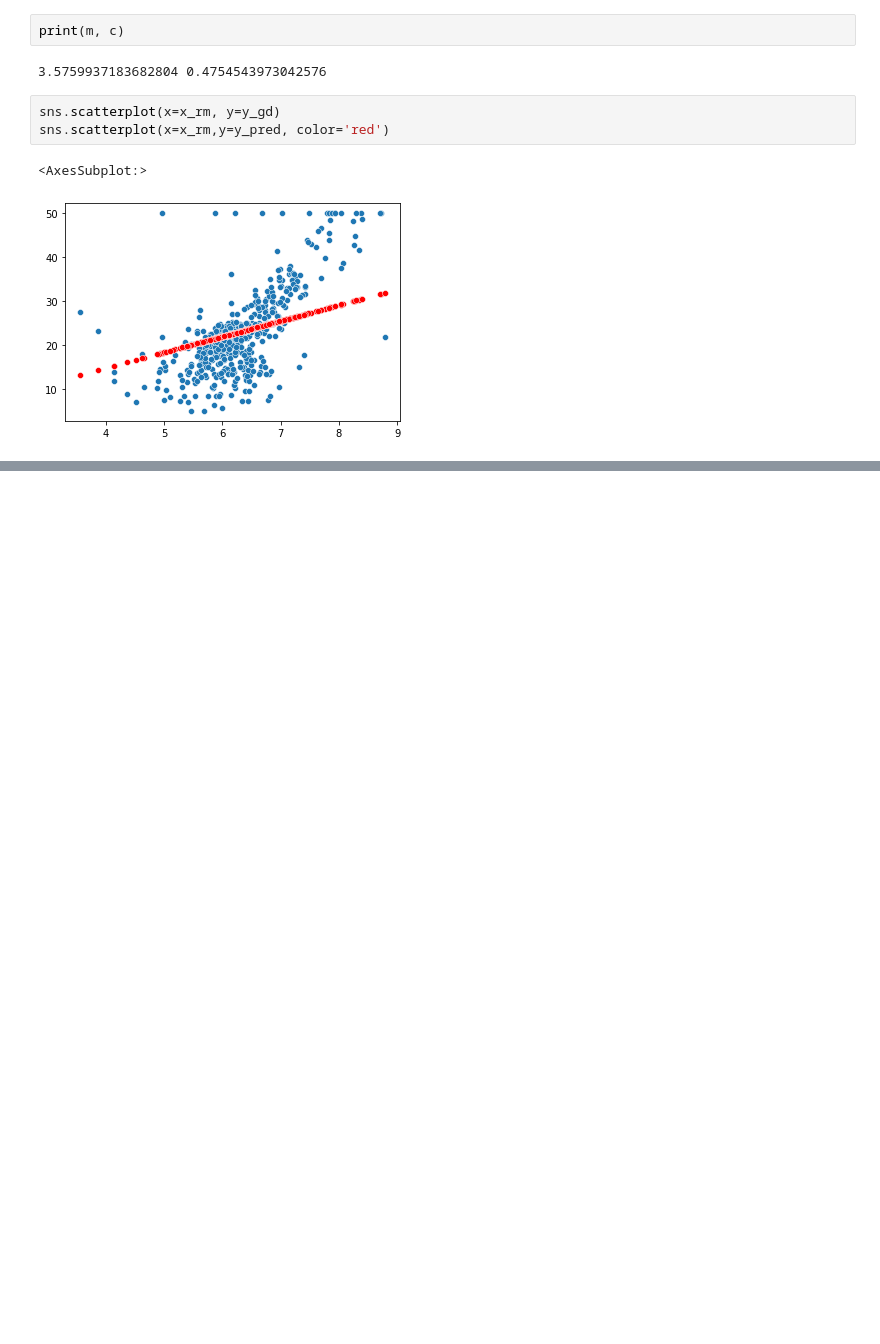
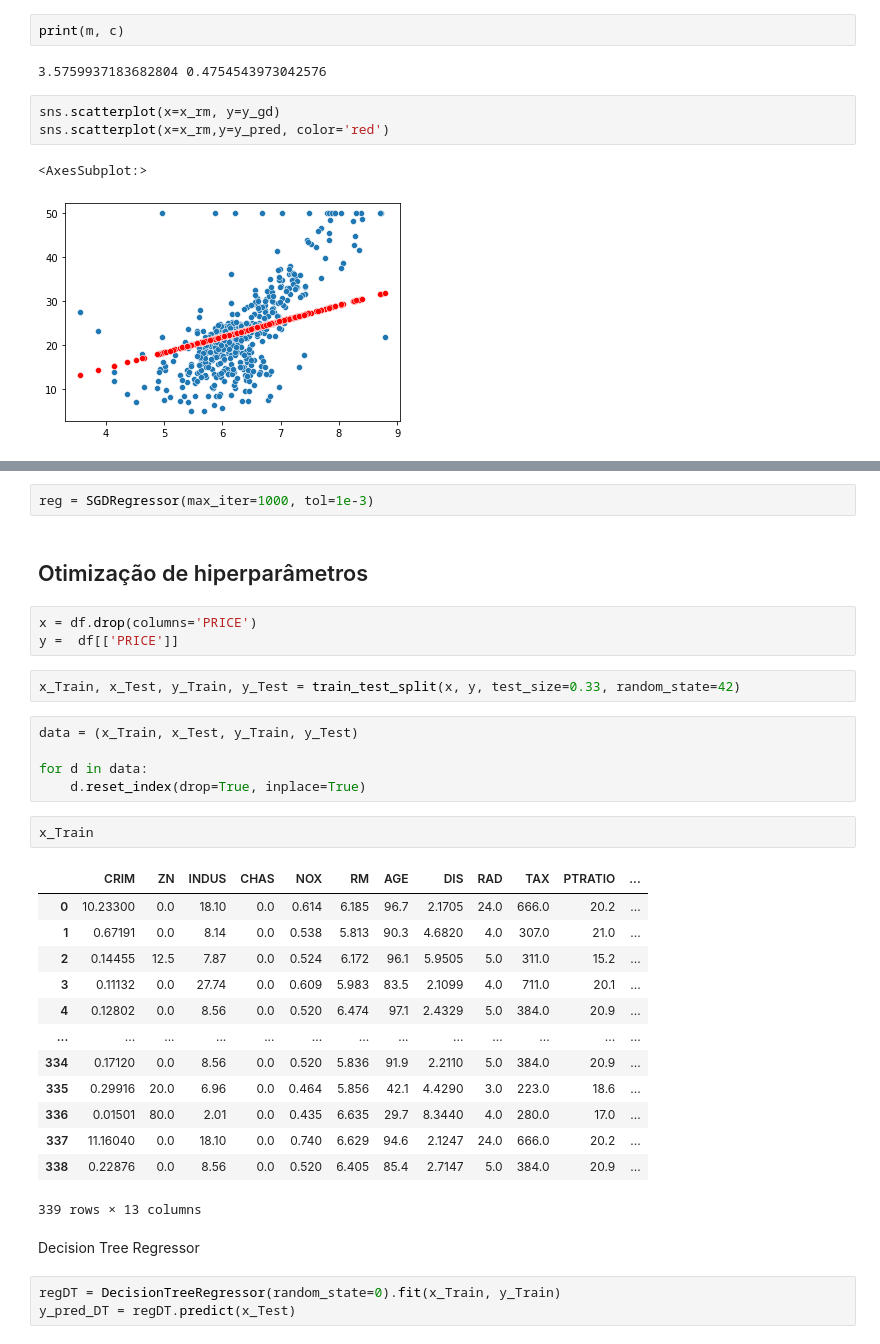
Before and after one commit to bruna-calistrate/Regression-SupervisedModels-Course, a Jupyter notebook: SupervisedModels.ipynb, the cells around one changed output, grey strips where cells are left out. Saved outputs shown, nothing was run; the diff lists cells and outputs as text; blank space fills up the shorter version.

```diff
--- a/SupervisedModels.ipynb
+++ b/SupervisedModels.ipynb
@@ -643,0 +673,35 @@ sns.scatterplot(x=x_rm,y=y_pred, color='red')
+# %%
+reg = SGDRegressor(max_iter=1000, tol=1e-3)
+# %% [markdown]
+## Otimização de hiperparâmetros
+# %%
+x = df.drop(columns='PRICE')
+y =  df[['PRICE']]
+# %%
+x_Train, x_Test, y_Train, y_Test = train_test_split(x, y, test_size=0.33, random_state=42)
+# %%
+data = (x_Train, x_Test, y_Train, y_Test)
+
+for d in data:
+    d.reset_index(drop=True, inplace=True)
+# %%
+x_Train
+# %% [output]
+|  | CRIM | ZN | INDUS | CHAS | NOX | RM | AGE | DIS | RAD | TAX | PTRATIO | ... |
+| 0 | 10.23300 | 0.0 | 18.10 | 0.0 | 0.614 | 6.185 | 96.7 | 2.1705 | 24.0 | 666.0 | 20.2 | ... |
+| 1 | 0.67191 | 0.0 | 8.14 | 0.0 | 0.538 | 5.813 | 90.3 | 4.6820 | 4.0 | 307.0 | 21.0 | ... |
+| 2 | 0.14455 | 12.5 | 7.87 | 0.0 | 0.524 | 6.172 | 96.1 | 5.9505 | 5.0 | 311.0 | 15.2 | ... |
+| 3 | 0.11132 | 0.0 | 27.74 | 0.0 | 0.609 | 5.983 | 83.5 | 2.1099 | 4.0 | 711.0 | 20.1 | ... |
+| 4 | 0.12802 | 0.0 | 8.56 | 0.0 | 0.520 | 6.474 | 97.1 | 2.4329 | 5.0 | 384.0 | 20.9 | ... |
+| ... | ... | ... | ... | ... | ... | ... | ... | ... | ... | ... | ... | ... |
+| 334 | 0.17120 | 0.0 | 8.56 | 0.0 | 0.520 | 5.836 | 91.9 | 2.2110 | 5.0 | 384.0 | 20.9 | ... |
+| 335 | 0.29916 | 20.0 | 6.96 | 0.0 | 0.464 | 5.856 | 42.1 | 4.4290 | 3.0 | 223.0 | 18.6 | ... |
+| 336 | 0.01501 | 80.0 | 2.01 | 0.0 | 0.435 | 6.635 | 29.7 | 8.3440 | 4.0 | 280.0 | 17.0 | ... |
+| 337 | 11.16040 | 0.0 | 18.10 | 0.0 | 0.740 | 6.629 | 94.6 | 2.1247 | 24.0 | 666.0 | 20.2 | ... |
+| 338 | 0.22876 | 0.0 | 8.56 | 0.0 | 0.520 | 6.405 | 85.4 | 2.7147 | 5.0 | 384.0 | 20.9 | ... |
+339 rows × 13 columns
+# %% [markdown]
+Decision Tree Regressor
+# %%
+regDT = DecisionTreeRegressor(random_state=0).fit(x_Train, y_Train)
+y_pred_DT = regDT.predict(x_Test)
```
Also changed, not shown: parts of 17 cells of this notebook, 3 other files.
